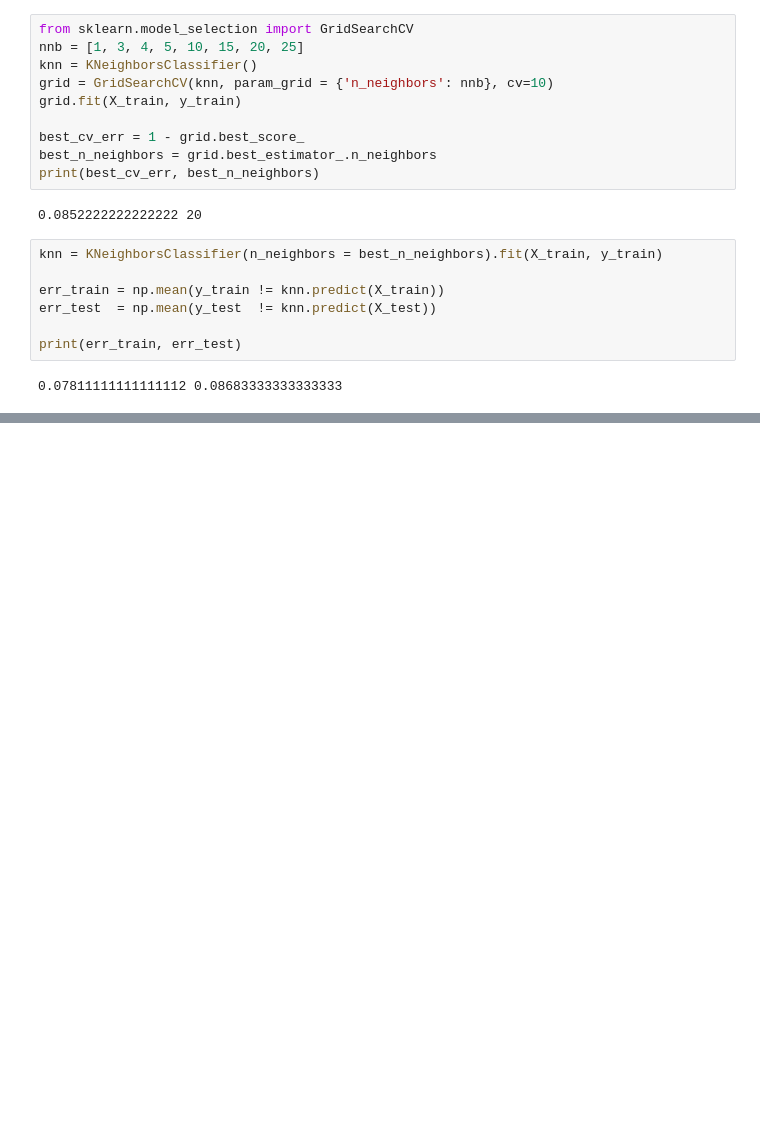
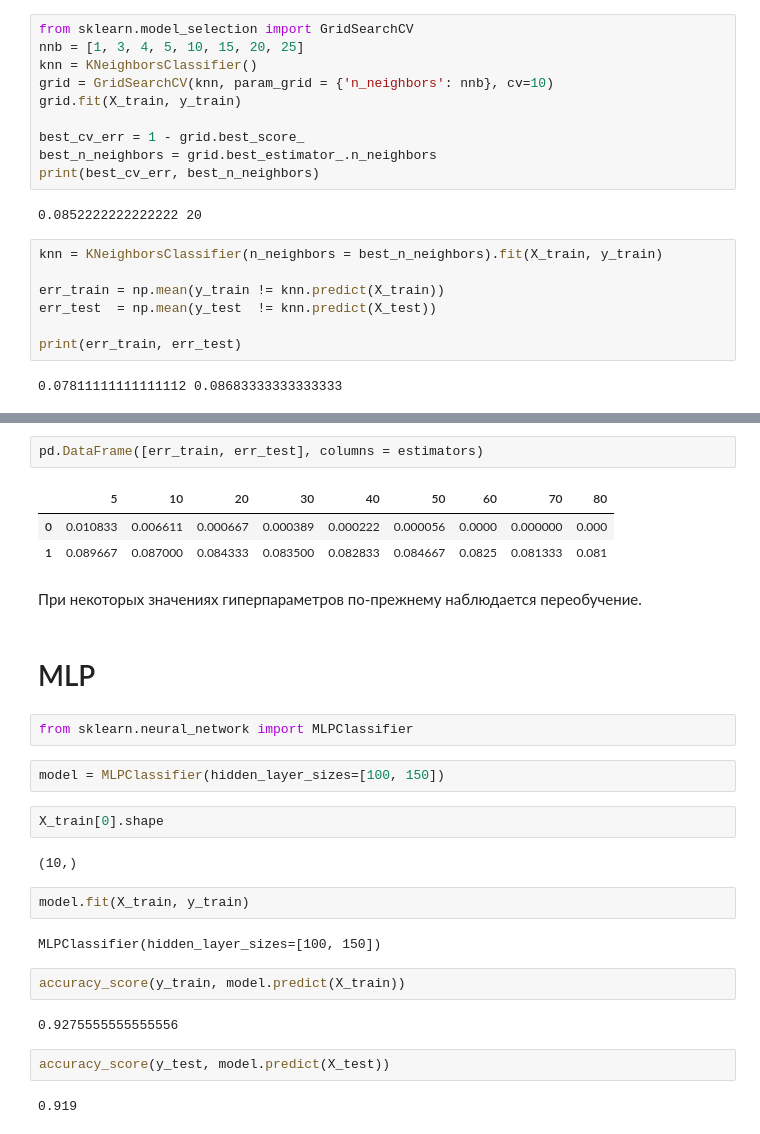
Before and after one commit to diall38/Machine-Learning, a Jupyter notebook: nasa-near-earth-objects.ipynb, the cells around one changed output, grey strips where cells are left out. Cells and saved outputs as stored; diff of their text form; blank space fills up the shorter version.

```diff
--- a/nasa-near-earth-objects.ipynb
+++ b/nasa-near-earth-objects.ipynb
@@ -292,0 +390,30 @@ print(err_train, err_test)
+# %%
+pd.DataFrame([err_train, err_test], columns = estimators)
+# %% [output]
+|  | 5 | 10 | 20 | 30 | 40 | 50 | 60 | 70 | 80 |
+| 0 | 0.010833 | 0.006611 | 0.000667 | 0.000389 | 0.000222 | 0.000056 | 0.0000 | 0.000000 | 0.000 |
+| 1 | 0.089667 | 0.087000 | 0.084333 | 0.083500 | 0.082833 | 0.084667 | 0.0825 | 0.081333 | 0.081 |
+# %% [markdown]
+При некоторых значениях гиперпараметров по-прежнему наблюдается переобучение.
+# %% [markdown]
+# MLP
+# %%
+from sklearn.neural_network import MLPClassifier
+# %%
+model = MLPClassifier(hidden_layer_sizes=[100, 150])
+# %%
+X_train[0].shape
+# %% [output]
+(10,)
+# %%
+model.fit(X_train, y_train)
+# %% [output]
+MLPClassifier(hidden_layer_sizes=[100, 150])
+# %%
+accuracy_score(y_train, model.predict(X_train))
+# %% [output]
+0.9275555555555556
+# %%
+accuracy_score(y_test, model.predict(X_test))
+# %% [output]
+0.919
```
Also changed, not shown: parts of 29 cells of this notebook.
